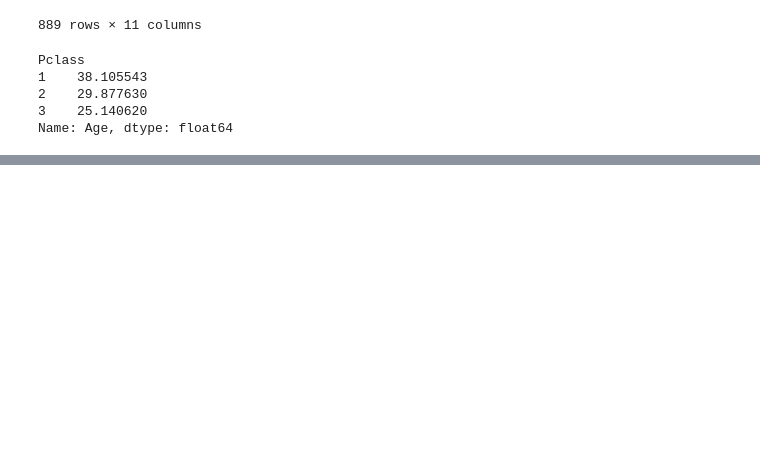
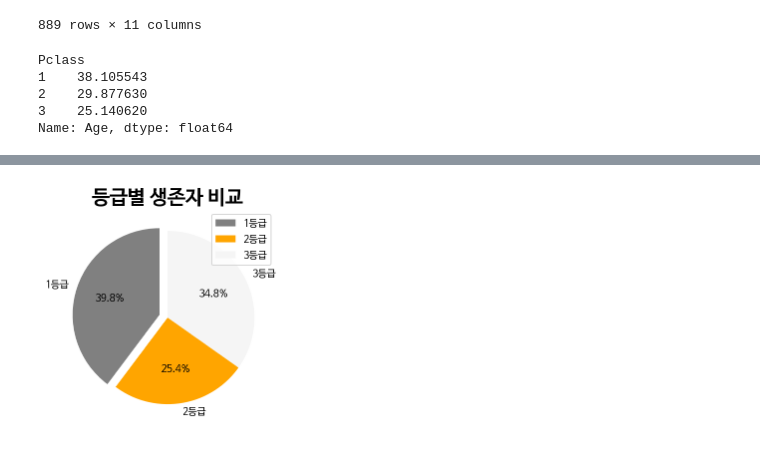
Before and after one commit to heoni00/2021-Study-BigLeader_AI, a Jupyter notebook: 0630_prob.ipynb, the cells around one changed output, grey strips where cells are left out. Drawn from its saved outputs; the diff is of its cells as text; code cells hidden in the pictures; blank space fills up the shorter version.

```diff
--- a/0630_prob.ipynb
+++ b/0630_prob.ipynb
@@ -595,0 +877,5 @@ Name: Age, dtype: float64
+# %%
+#탑승객의 등급에 대해서 해보기.
+df_pclass = df.groupby('Pclass').sum()
+
+df_pclass
@@ -595,0 +888,16 @@ Name: Age, dtype: float64
+# %%
+#등급별 생존자.
+
+colors = ['grey', 'orange', 'whitesmoke']
+explode = (0.1, 0, 0)
+label2 = '1등급', '2등급', '3등급'
+
+
+
+df_pclass.plot.pie(x = 'Pclass', y = 'Survived', labels = label2, colors = colors, autopct='%.1f%%', explode=explode,  startangle=90)
+plt.title('등급별 생존자 비교',  fontsize = 20, weight = 'bold')
+plt.axes().set_ylabel('')
+
+plt.show()
+# %% [output]
+[figure, added]
```
Also changed, not shown: parts of 23 cells of this notebook.
